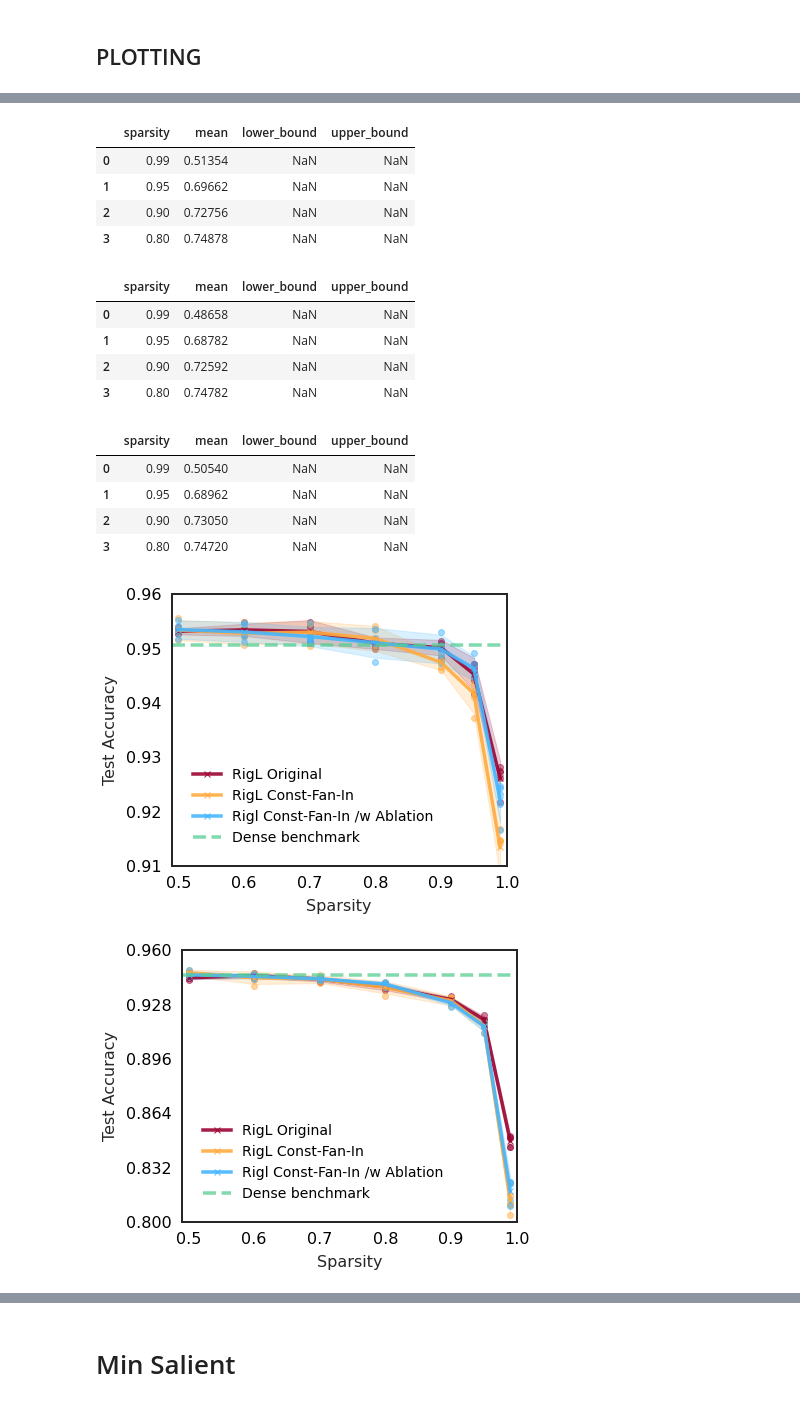
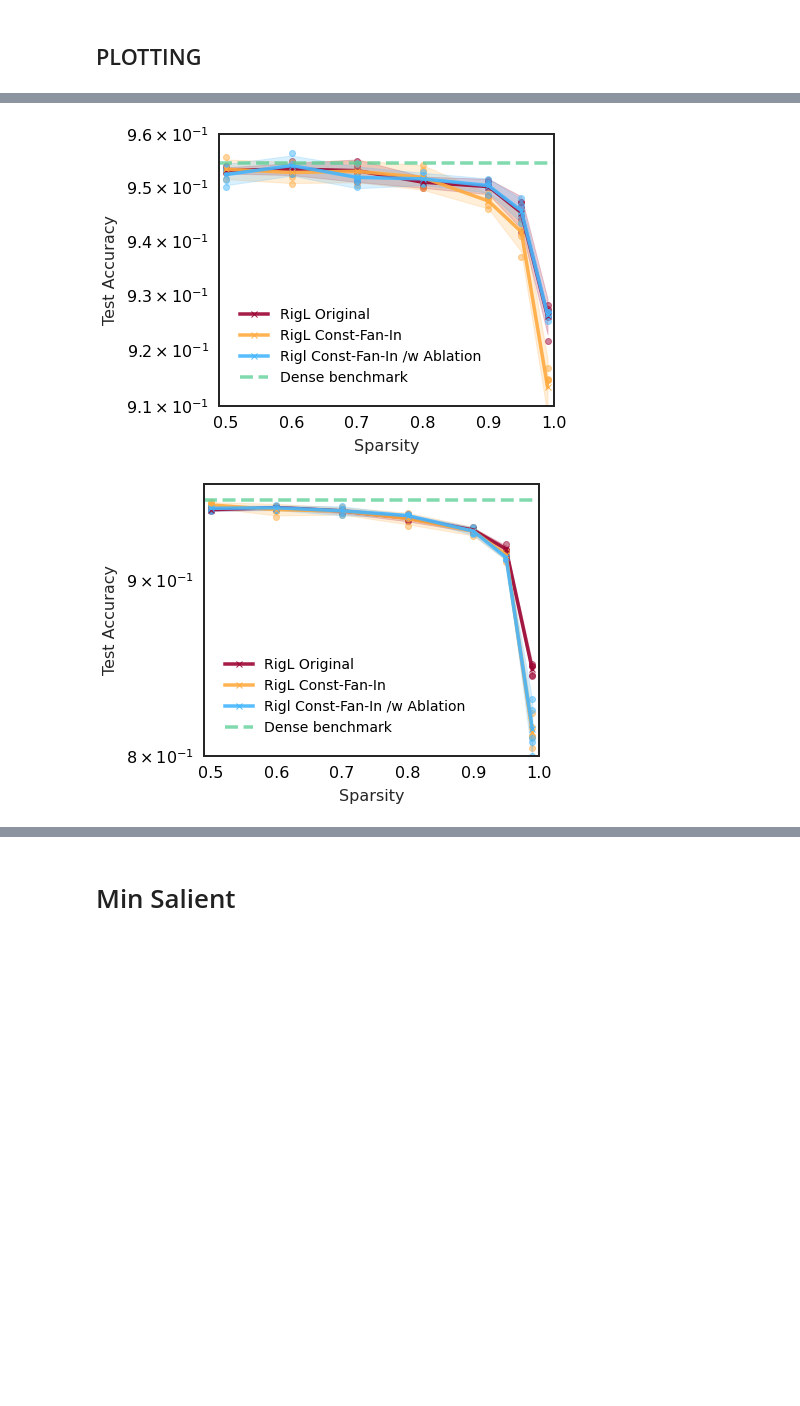
Before and after one commit to calgaryml/condensed-sparsity, a Jupyter notebook: notebooks/final_results.ipynb, the cells around one changed output, grey strips where cells are left out. Saved outputs shown, nothing was run; the diff lists cells and outputs as text; code cells hidden in the pictures; blank space fills up the shorter version.

Commit message:
results updates

```diff
--- a/notebooks/final_results.ipynb
+++ b/notebooks/final_results.ipynb
@@ -51,3 +31,12 @@ df.shape
+# %%
+def fill_na_cols(df):
+    df["rigl.min_salient_weights_per_neuron"] = df["rigl.min_salient_weights_per_neuron"].fillna(False)
+    df["rigl.dynamic_ablation"] = df["rigl.dynamic_ablation"].fillna(False)
+    df.loc[df["model.name"].isna(), "model.name"] = df["model"]
+    df.loc[df["model"].isna(), "model"] = df["model.name"]
+    return df
+
+df = fill_na_cols(df)
 # %%
 groupby_cols = [
     "model",
@@ -242,6 +152,3 @@ resnet18=get_model_results(df, "resnet18", 250)
 wide_resnet22=get_model_results(df, "wide_resnet22", 250)
 imagenet=get_model_results(df, "resnet50", 103)
 imagenet = imagenet.loc[imagenet["sweep_id"].isin(["aw7o7hz7", "snb0sphc"])]
-# %%
-for this_df in [resnet18, wide_resnet22, imagenet]:
-    print(len(this_df))
@@ -426,9 +160,9 @@ sparsities = [0.20,0.30,0.40,0.50]
 
 new_high_sparse_ids = resnet18.loc[
     (resnet18["rigl.const_fan_in"]==True) & \
-    (resnet18["rigl.min_salient_weights_per_neuron"] == 0.005) & \
+    (resnet18["rigl.min_salient_weights_per_neuron"] == 0.3) & \
     (resnet18["rigl.use_sparse_const_fan_in_for_ablation"] == True) & \
-    (resnet18["sweep_id"].isin(["uw4nrruy", "hgqc3joo"]))
+    (resnet18["tags"].str.contains("sweep_1fik36lx"))
 ].index.to_list()
 
 
@@ -494,7 +224,7 @@ for d in densities:
             (model_df["rigl.min_salient_weights_per_neuron"] == 0.005) &\
             (model_df["rigl.dense_allocation"] == d) & \
             (model_df["rigl.grad_accumulation_n"]!=8) & \
-            (model_df["sweep_id"].isin(["uw4nrruy", "hgqc3joo"]))
+            (model_df["tags"].str.contains("sweep_1fik36lx"))
         ].index.to_list()
     )
 for d in densities:
@@ -667,7 +440,7 @@ def get_accuracy_vs_sparsity_plot(model_name, ids, dense_benchmark_value, plot_9
             name = "RigL Original"
             color=colors[2]
         agg_results = get_confidence_bounds_df(df_slice)
-        display(agg_results)
+        # display(agg_results)
         ax.plot(
             agg_results["sparsity"], agg_results["mean"], marker='x', label=name, color=color, alpha=0.9
         )
@@ -694,10 +467,12 @@ def get_accuracy_vs_sparsity_plot(model_name, ids, dense_benchmark_value, plot_9
     ax.legend(handles, labels)
     ax.set_ylim(ylim)
     ax.set_xlim(xlim)
+
     tick_spaces=5
-    y_tick_eps = (max(ylim) - min(ylim))/tick_spaces
-    y_ticks = [min(ylim)+y_tick_eps*x for x in range(tick_spaces+1)]
-    ax.set_yticks(y_ticks)
+    # y_tick_eps = (max(ylim) - min(ylim))/tick_spaces
+    # y_ticks = [min(ylim)+y_tick_eps*x for x in range(tick_spaces+1)]
+    # ax.set_yticks(y_ticks)
+    ax.set_yscale("log")
     fig_name = f"{model_name}_cifar_results"
     fig.savefig(f"{model_name}.png", dpi=600, bbox_inches="tight")
     fig.savefig(f"{model_name}.svg",format="svg", bbox_inches="tight")
@@ -705,7 +480,7 @@ def get_accuracy_vs_sparsity_plot(model_name, ids, dense_benchmark_value, plot_9
 
 resnet18_params=dict(
     ids = resnet_ids,
-    model_name ="resnet18",
+    model_name ="../fig/resnet18",
     dense_benchmark_value = _RESNET18_BENCHMARK,
     plot_99_sparsity=True,
     ylim=[0.91,0.96]
@@ -713,7 +488,7 @@ resnet18_params=dict(
 
 wide_resnet22_params=dict(
     ids = wide_res_ids,
-    model_name ="wide_resnet22",
+    model_name ="../fig/wide_resnet22",
     dense_benchmark_value = _WIDE_RESNET_BENCHMARK,
     plot_99_sparsity=True,
     ylim=[0.8,0.96]
@@ -721,7 +496,7 @@ wide_resnet22_params=dict(
 
 imagenet_params=dict(
     ids = imagenet.index.to_list(),
-    model_name ="resnet50",
+    model_name ="../fig/resnet50",
     dense_benchmark_value = _IMAGENET_BENCHMARK,
     plot_99_sparsity=True,
     ylim=[0.48,0.8],
@@ -786,17 +513,2 @@ fig.show()
-|  | sparsity | mean | lower_bound | upper_bound |
-| 0 | 0.99 | 0.51354 | NaN | NaN |
-| 1 | 0.95 | 0.69662 | NaN | NaN |
-| 2 | 0.90 | 0.72756 | NaN | NaN |
-| 3 | 0.80 | 0.74878 | NaN | NaN |
-|  | sparsity | mean | lower_bound | upper_bound |
-| 0 | 0.99 | 0.48658 | NaN | NaN |
-| 1 | 0.95 | 0.68782 | NaN | NaN |
-| 2 | 0.90 | 0.72592 | NaN | NaN |
-| 3 | 0.80 | 0.74782 | NaN | NaN |
-|  | sparsity | mean | lower_bound | upper_bound |
-| 0 | 0.99 | 0.50540 | NaN | NaN |
-| 1 | 0.95 | 0.68962 | NaN | NaN |
-| 2 | 0.90 | 0.73050 | NaN | NaN |
-| 3 | 0.80 | 0.74720 | NaN | NaN |
-[figure, old version]
+[figure, new version]
-[figure, old version]
+[figure, new version]
```
Also changed, not shown: parts of 33 cells of this notebook, 4 other files.
